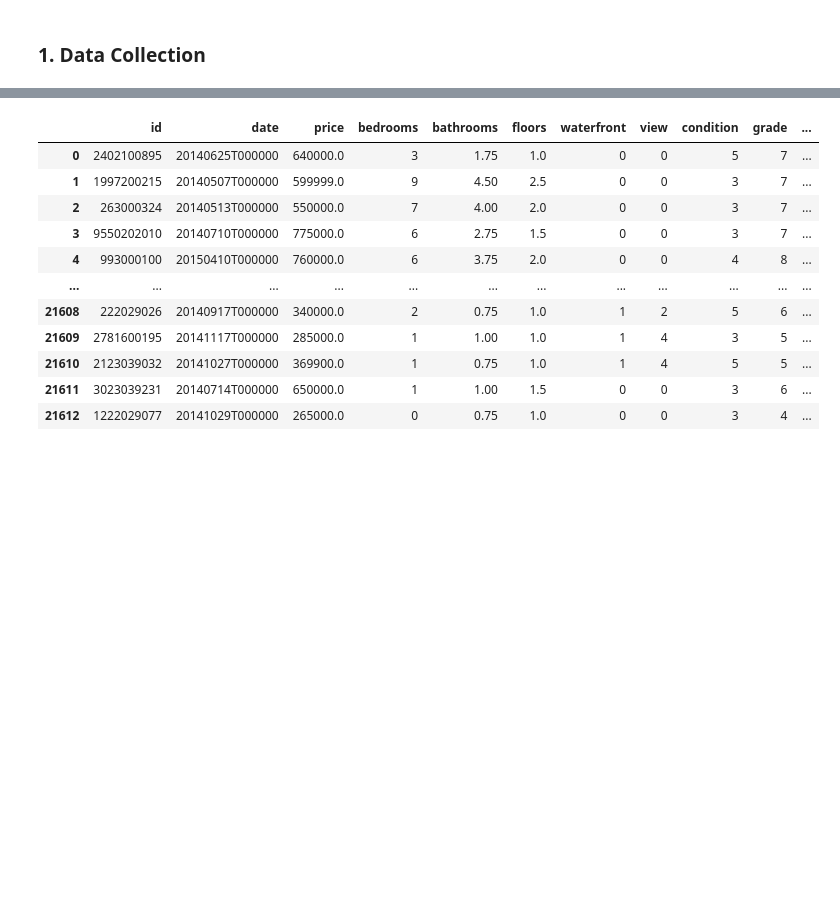
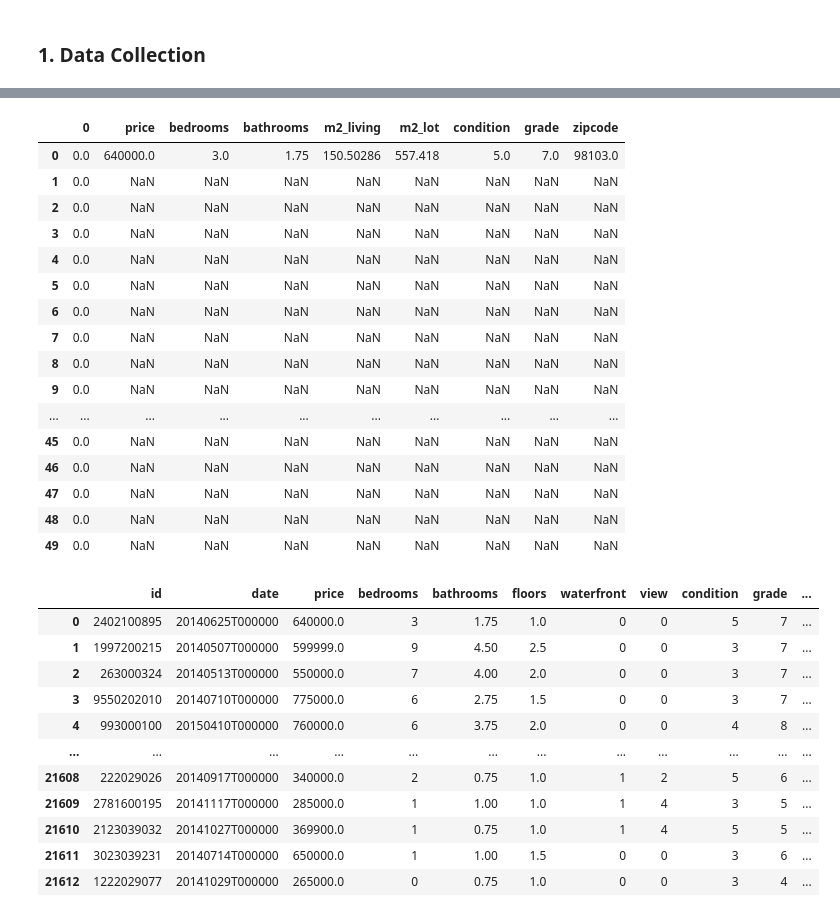
Before and after one commit to renatond/KC_House_Pricing, a Jupyter notebook: kc_house_prices.ipynb, the cells around one changed output, grey strips where cells are left out. Saved outputs shown, nothing was run; the diff lists cells and outputs as text; code cells hidden in the pictures; blank space fills up the shorter version.

```diff
--- a/kc_house_prices.ipynb
+++ b/kc_house_prices.ipynb
@@ -27,0 +58,2 @@ data.head()
+# %%
+df= filtered_data[attributes]
@@ -28,3 +76,23 @@ data.head()
+# %%
+df.head(50)
+# %% [output]
+|  | 0 | price | bedrooms | bathrooms | m2_living | m2_lot | condition | grade | zipcode |
+| 0 | 0.0 | 640000.0 | 3.0 | 1.75 | 150.50286 | 557.418 | 5.0 | 7.0 | 98103.0 |
+| 1 | 0.0 | NaN | NaN | NaN | NaN | NaN | NaN | NaN | NaN |
+| 2 | 0.0 | NaN | NaN | NaN | NaN | NaN | NaN | NaN | NaN |
+| 3 | 0.0 | NaN | NaN | NaN | NaN | NaN | NaN | NaN | NaN |
+| 4 | 0.0 | NaN | NaN | NaN | NaN | NaN | NaN | NaN | NaN |
+| 5 | 0.0 | NaN | NaN | NaN | NaN | NaN | NaN | NaN | NaN |
+| 6 | 0.0 | NaN | NaN | NaN | NaN | NaN | NaN | NaN | NaN |
+| 7 | 0.0 | NaN | NaN | NaN | NaN | NaN | NaN | NaN | NaN |
+| 8 | 0.0 | NaN | NaN | NaN | NaN | NaN | NaN | NaN | NaN |
+| 9 | 0.0 | NaN | NaN | NaN | NaN | NaN | NaN | NaN | NaN |
+| ... | ... | ... | ... | ... | ... | ... | ... | ... | ... |
+| 45 | 0.0 | NaN | NaN | NaN | NaN | NaN | NaN | NaN | NaN |
+| 46 | 0.0 | NaN | NaN | NaN | NaN | NaN | NaN | NaN | NaN |
+| 47 | 0.0 | NaN | NaN | NaN | NaN | NaN | NaN | NaN | NaN |
+| 48 | 0.0 | NaN | NaN | NaN | NaN | NaN | NaN | NaN | NaN |
+| 49 | 0.0 | NaN | NaN | NaN | NaN | NaN | NaN | NaN | NaN |
 # %%
 # convert to metric system =====================
 data = data.sort_values('bedrooms', ascending=False).reset_index()
```
Also changed, not shown: parts of 8 cells of this notebook, 3 other files.
